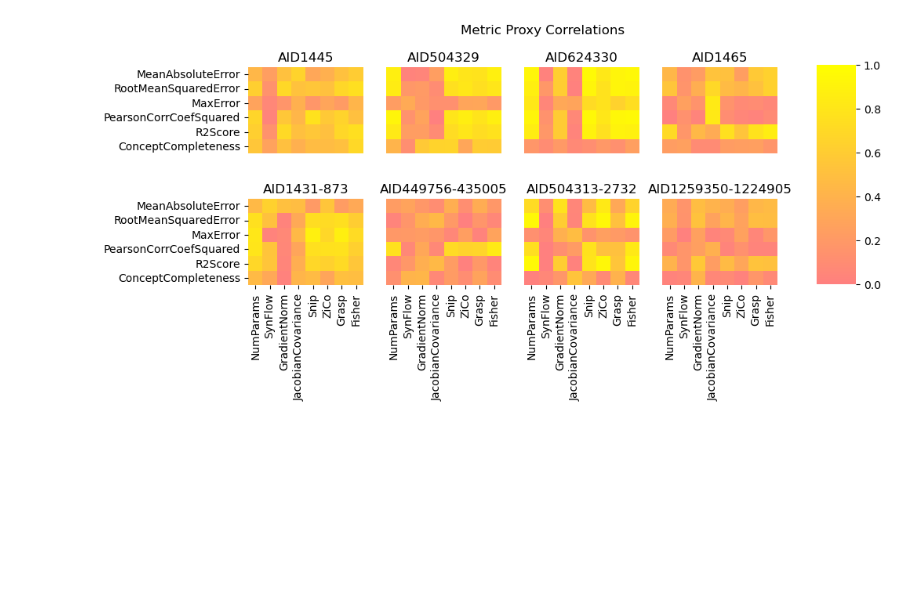
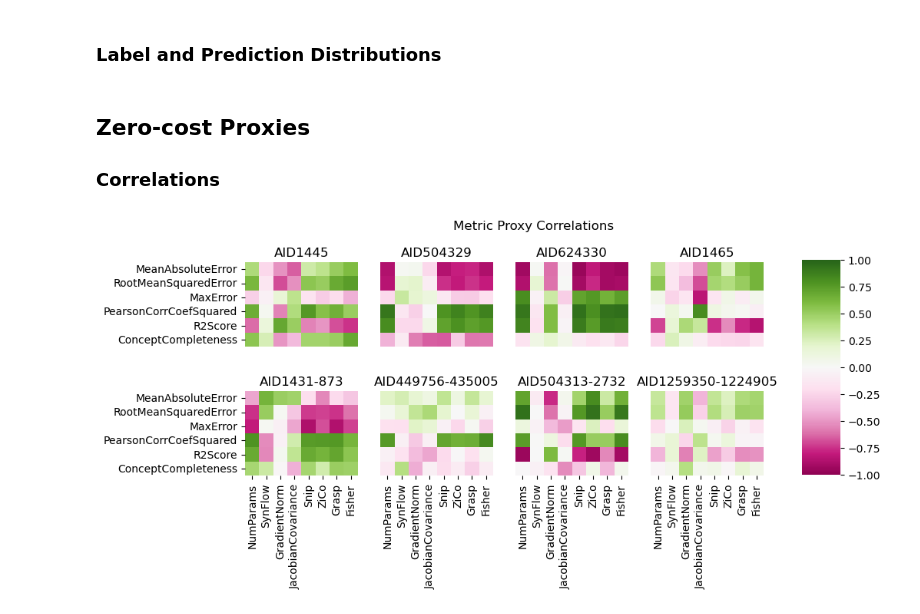
Before and after one commit to harryknighton/drug-discovery-automl, a Jupyter notebook: src/notebooks/evaluation.ipynb, the cells around one changed output. Cells and saved outputs as stored; diff of their text form; code cells hidden in the pictures; blank space fills up the shorter version.

```diff
--- a/src/notebooks/evaluation.ipynb
+++ b/src/notebooks/evaluation.ipynb
@@ -42,5 +51,3 @@ def get_all_trial_results(log_dir: Path) -> pd.DataFrame:
                 for name, proxy in trial_proxies[version].items():
                     data[name].append(proxy)
     return pd.DataFrame(data)
-# %%
-experiment_df = get_all_trial_results(log_dir)
@@ -53,0 +57,18 @@ def _plot_proxy_metric_correlations(experiment_df: pd.DataFrame) -> plt.Axes:
+# %%
+fig, axs = plt.subplots(2, 4, figsize=(7, 6))
+fig.suptitle("Metric Proxy Correlations")
+red_circle = dict(markerfacecolor='red', marker='o', markeredgecolor='white')
+fig.tight_layout()
+
+axs[0][0].set_ylabel("$R^2$")
+axs[1][0].set_ylabel("$R^2$")
+
+for i, (ax, dataset) in enumerate(zip(axs.flatten(), datasets)):
+    dr_df = get_all_trial_results(_get_log_dir(dataset, 'baseline_0', 'DROnly'))
+    dr_with_labels_df = get_all_trial_results(_get_log_dir(dataset, 'baseline_0', 'DRWithSDLabels'))
+    df = pd.DataFrame({'DR': dr_df['PearsonCorrCoefSquared'], '+ Labels': dr_with_labels_df['PearsonCorrCoefSquared']})
+    ax.set_title(dataset)
+    ax.boxplot(df, flierprops=red_circle, labels=df.columns, widths=0.4)
+    if i < 4:
+        ax.set_xticks([])
+fig.savefig(config.FIGURES_DIR / 'baseline_r2_box_plot.png')
@@ -54,28 +77,43 @@ def _plot_proxy_metric_correlations(experiment_df: pd.DataFrame) -> plt.Axes:
+# %% [markdown]
+### Label and Prediction Distributions
+# %%
+num_bins = 10
+fig, axs = plt.subplots(2, 4, figsize=(4, 10))
+fig.suptitle("Metric Proxy Correlations")
+
+for dataset in datasets:
+    raw_dataset = get_dataset(dataset, dataset_usage=DatasetUsage.DROnly)
+    label_scaler = fit_label_scaler(raw_dataset, StandardScaler)
+    model = _get_best_model(dataset)
+    bins = np.linspace(0, 1, num_bins)
+    hist(dataset.data.y, bins, alpha=0.5, label='Labels')
+    hist(predictions, bins, alpha=0.5, label='Predictions')
+# %% [markdown]
+## Zero-cost Proxies
+### Correlations
 # %%
-fig, axs = plt.subplots(2, 4)
-fig.set_figwidth(10)
-fig.set_figheight(4)
+fig, axs = plt.subplots(2, 4, figsize=(10, 4))
 fig.suptitle("Metric Proxy Correlations")
 
 fig.subplots_adjust(right=0.8)
 cbar_ax = fig.add_axes([0.85, 0.15, 0.05, 0.7])
-#fig.colorbar(cm.ScalarMappable(), cax=cbar_ax)
 for i, (ax, dataset) in enumerate(zip(axs.flatten(), datasets)):
     ax.set_title(dataset)
     experiment_df = get_all_trial_results(_get_log_dir(dataset, 'baseline_0', 'DROnly'))
-    corrs = experiment_df.groupby('trial').mean().corr().abs()
+    corrs = experiment_df.groupby('trial').mean().corr()
     sns.heatmap(
         corrs[proxy_names].loc[metric_names, :],
         xticklabels=i >= 4,
         yticklabels=i == 0 or i == 4,
         annot=False,
         square=True,
         ax=ax,
-        cmap='spring',
+        cmap='PiYG',
         cbar_ax=cbar_ax,
-        vmin=0,
+        vmin=-1.0,
         vmax=1,
         center=0,
     )
+fig.savefig(config.FIGURES_DIR / 'metric_proxy_correlations.png')
 # %% [output]
-[figure, old version]
+[figure, new version]
```
Also changed, not shown: parts of 6 cells of this notebook, 1 other file.
